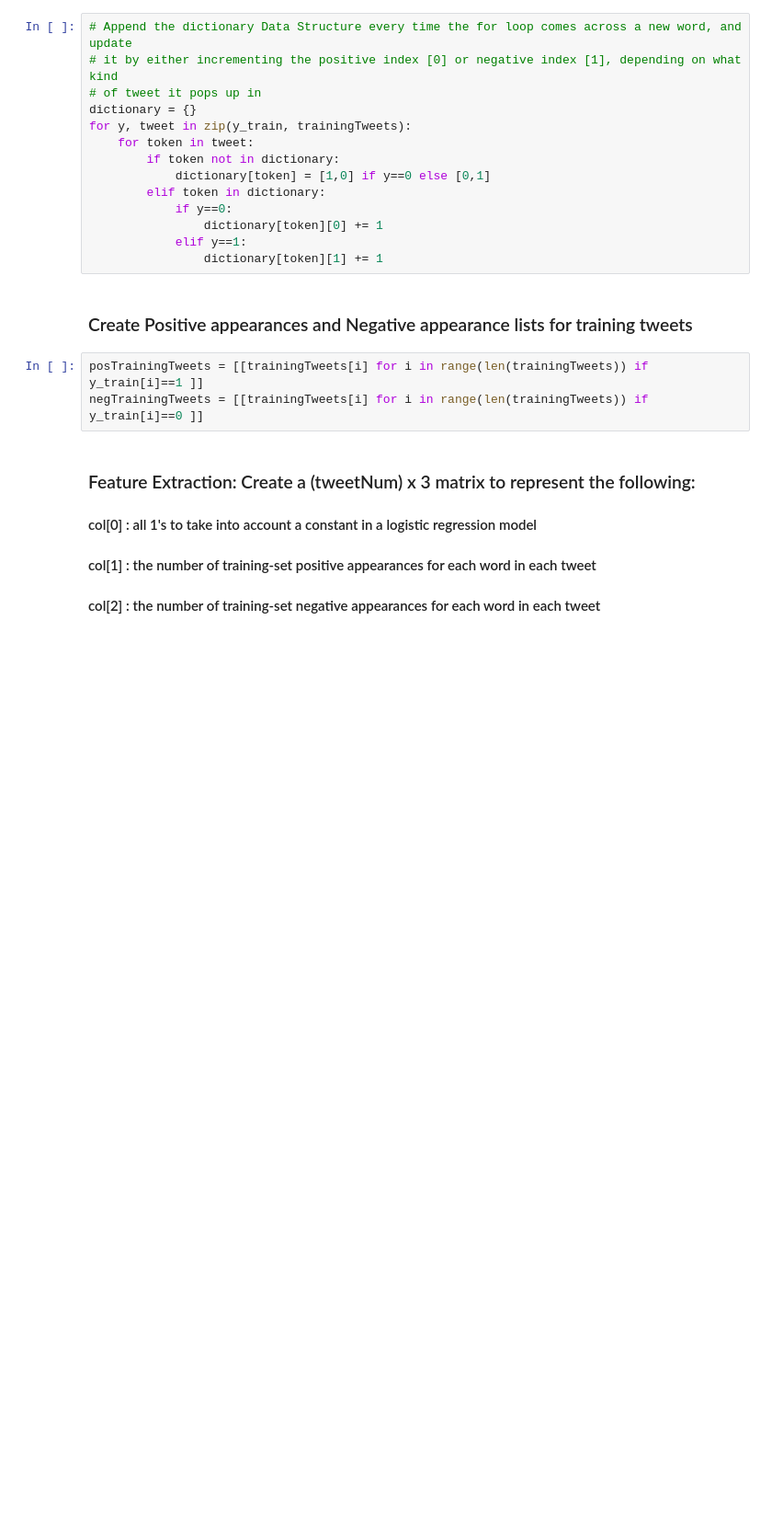
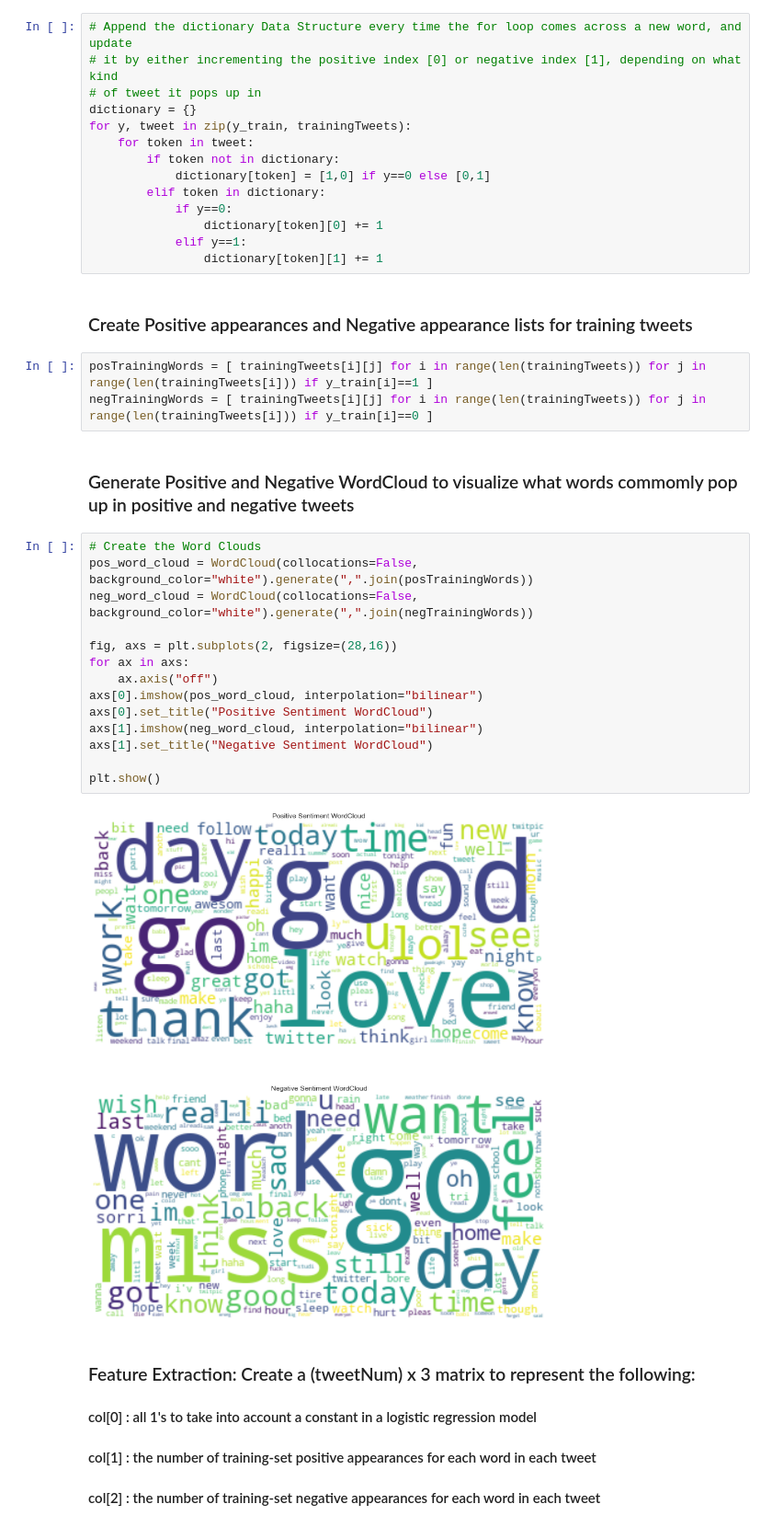
Before and after one commit to reece-iriye/Twitter-Sentiment-Analysis-in-Cpp-vs-Python, a Jupyter notebook: Python Sentiment Analysis/sentiment_analysis.ipynb, the cells around one changed output. Shown at 92% size. Cells and saved outputs as stored; diff of their text form; blank space fills up the shorter version.

Commit message:
Updated to reflect WordCloud

```diff
--- a/Python Sentiment Analysis/sentiment_analysis.ipynb
+++ b/Python Sentiment Analysis/sentiment_analysis.ipynb
@@ -146,8 +146,26 @@ for y, tweet in zip(y_train, trainingTweets):
 # %% [markdown]
 ### Create Positive appearances and Negative appearance lists for training tweets
 # %%
-posTrainingTweets = [[trainingTweets[i] for i in range(len(trainingTweets)) if y_train[i]==1 ]]
-negTrainingTweets = [[trainingTweets[i] for i in range(len(trainingTweets)) if y_train[i]==0 ]]
+posTrainingWords = [ trainingTweets[i][j] for i in range(len(trainingTweets)) for j in range(len(trainingTweets[i])) if y_train[i]==1 ]
+negTrainingWords = [ trainingTweets[i][j] for i in range(len(trainingTweets)) for j in range(len(trainingTweets[i])) if y_train[i]==0 ]
+# %% [markdown]
+### Generate Positive and Negative WordCloud to visualize what words commomly pop up in positive and negative tweets
+# %%
+# Create the Word Clouds
+pos_word_cloud = WordCloud(collocations=False, background_color="white").generate(",".join(posTrainingWords))
+neg_word_cloud = WordCloud(collocations=False, background_color="white").generate(",".join(negTrainingWords))
+
+fig, axs = plt.subplots(2, figsize=(28,16))
+for ax in axs:
+    ax.axis("off")
+axs[0].imshow(pos_word_cloud, interpolation="bilinear")
+axs[0].set_title("Positive Sentiment WordCloud")
+axs[1].imshow(neg_word_cloud, interpolation="bilinear")
+axs[1].set_title("Negative Sentiment WordCloud")
+
+plt.show()
+# %% [output]
+[figure, added]
 # %% [markdown]
 ### Feature Extraction: Create a (tweetNum) x 3 matrix to represent the following:
 #### col[0] : all 1's to take into account a constant in a logistic regression model
```
